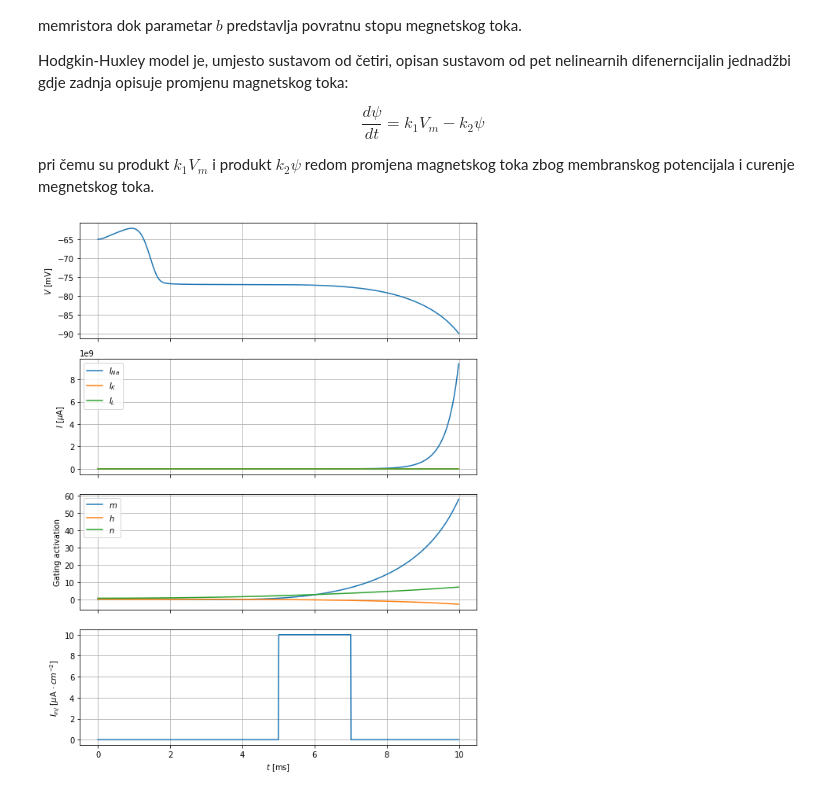
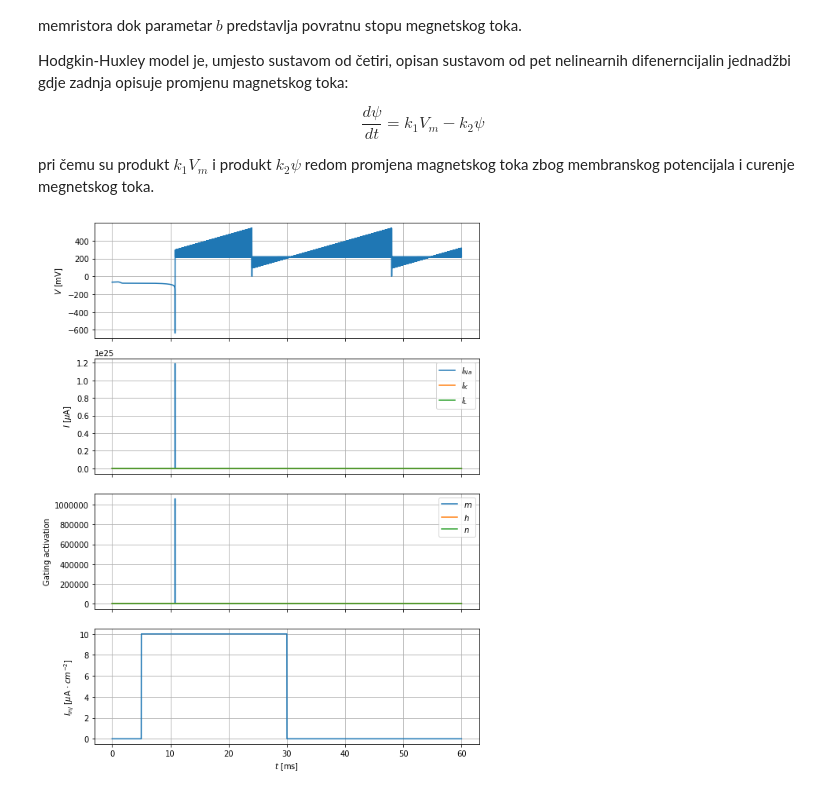
Before and after one commit to akapet00/teaching, a Jupyter notebook: emc_512/src/05-lab-ex.ipynb, the cells around one changed output. Cells and saved outputs as stored; diff of their text form; code cells hidden in the pictures.

```diff
--- a/emc_512/src/05-lab-ex.ipynb
+++ b/emc_512/src/05-lab-ex.ipynb
@@ -203,7 +208,7 @@ E_K  = -77.0    # Postassium (K) reversal potentials [mV]
 E_L  = -54.387  # Leak reversal potentials [mV]
 
 """injected current density [uA/cm^2]"""
-I_inj = lambda t: 10*(t>5) - 10*(t>7)
+I_inj = lambda t: 10*(t>5) - 10*(t>30)
 
 """temperature of the environment in which the neuron is located [°C]"""
 T = 6.3
@@ -212,14 +217,15 @@ T = 6.3
 initial_conds = [-65, 0.1, 0.05, 0.6, 0.32]
 
 """simulation time [ms]"""
-t = np.arange(0.0, 10.0, 0.01)
+t = np.arange(0.0, 60.0, 0.01)
 # %%
 model = HodgkinHuxley(C_m, g_Na, g_K, g_L, E_Na, E_K, E_L, I_inj, T)
 V, phi, m, h, n, ina, ik, il, iinj = model.simulate(
     initial_conds=initial_conds,
     t=t,
     induction_params=(0.4, 0.02, 0.01, 0.01, 0.02),
     ret=True,
-    viz=True)
+    viz=True,
+    solver='odeint')
 # %% [output]
-[figure, old version]
+[figure, new version]
```
Also changed, not shown: parts of 3 cells of this notebook.
